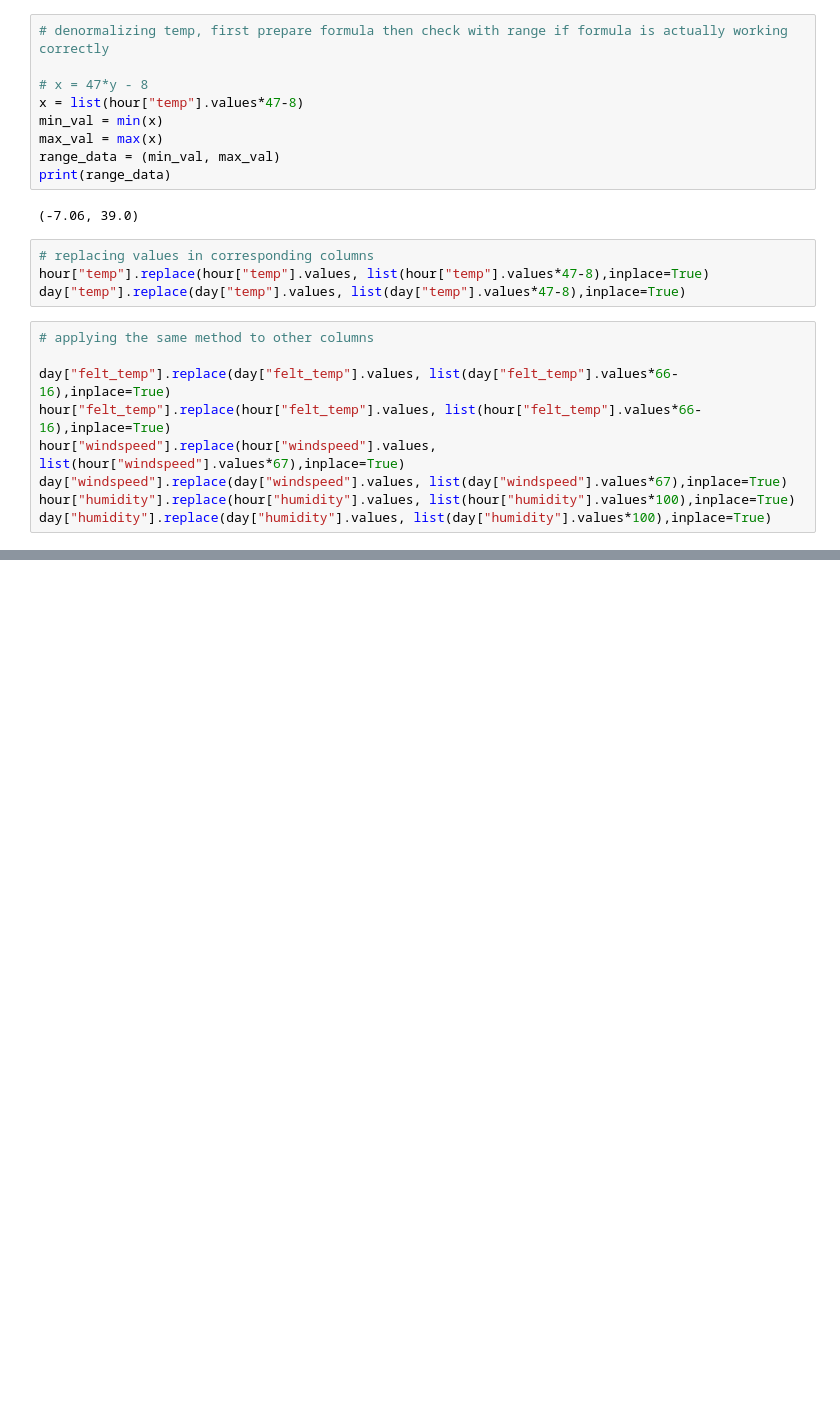
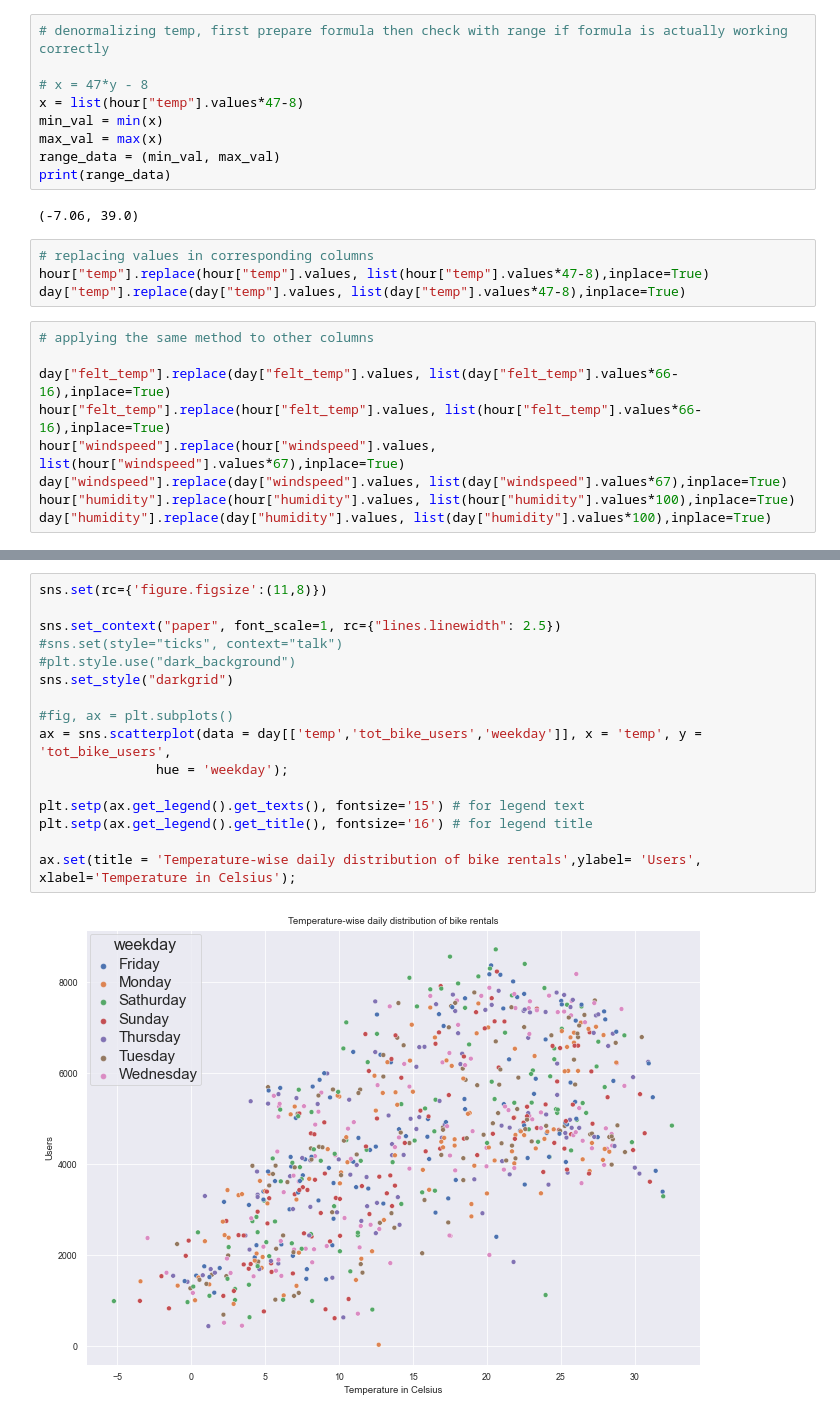
Before and after one commit to davidellavalle/Capital-Bikeshare, a Jupyter notebook: 2011-12/Exploratory data analysis.ipynb, the cells around one changed output, grey strips where cells are left out. Saved outputs shown, nothing was run; the diff lists cells and outputs as text; blank space fills up the shorter version.

```diff
--- a/2011-12/Exploratory data analysis.ipynb
+++ b/2011-12/Exploratory data analysis.ipynb
@@ -246,3 +246,21 @@ plt.setp(ax.get_legend().get_title(), fontsize='16') # for legend title
 ax.set(title = 'Season wise hourly distribution of bike rentals',ylabel= 'mean(total_count)');
 # %% [output]
 [figure]
+# %%
+sns.set(rc={'figure.figsize':(11,8)})
+
+sns.set_context("paper", font_scale=1, rc={"lines.linewidth": 2.5})
+#sns.set(style="ticks", context="talk")
+#plt.style.use("dark_background")
+sns.set_style("darkgrid")
+
+#fig, ax = plt.subplots()
+ax = sns.scatterplot(data = day[['temp','tot_bike_users','weekday']], x = 'temp', y = 'tot_bike_users',
+               hue = 'weekday');
+
+plt.setp(ax.get_legend().get_texts(), fontsize='15') # for legend text
+plt.setp(ax.get_legend().get_title(), fontsize='16') # for legend title
+
+ax.set(title = 'Temperature-wise daily distribution of bike rentals',ylabel= 'Users', xlabel='Temperature in Celsius');
+# %% [output]
+[figure, added]
```
Also changed, not shown: parts of 5 cells of this notebook.
